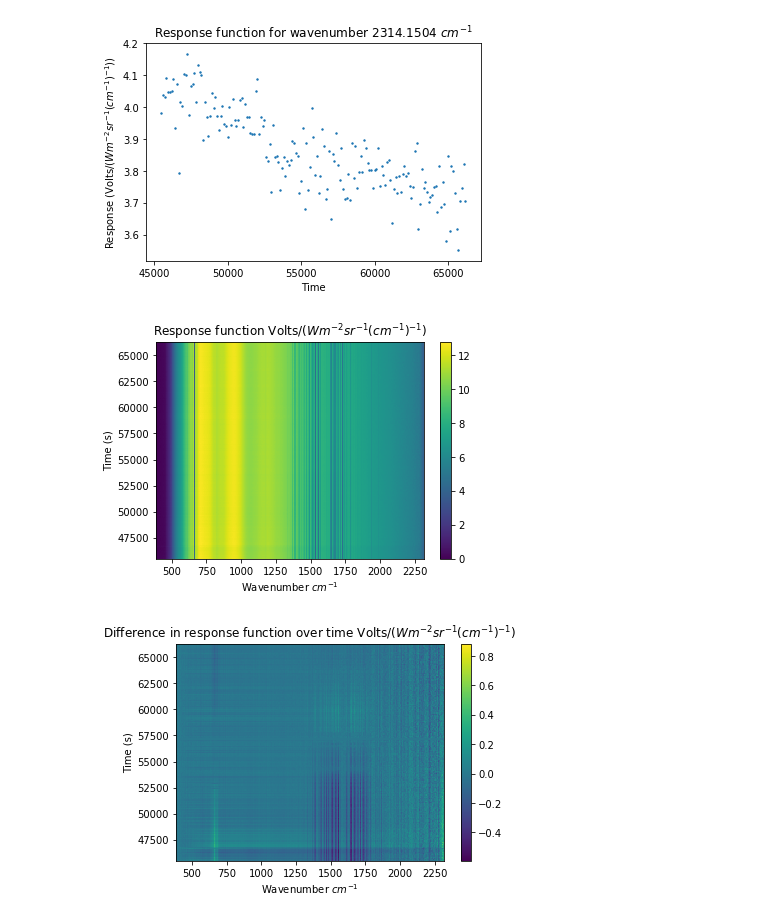
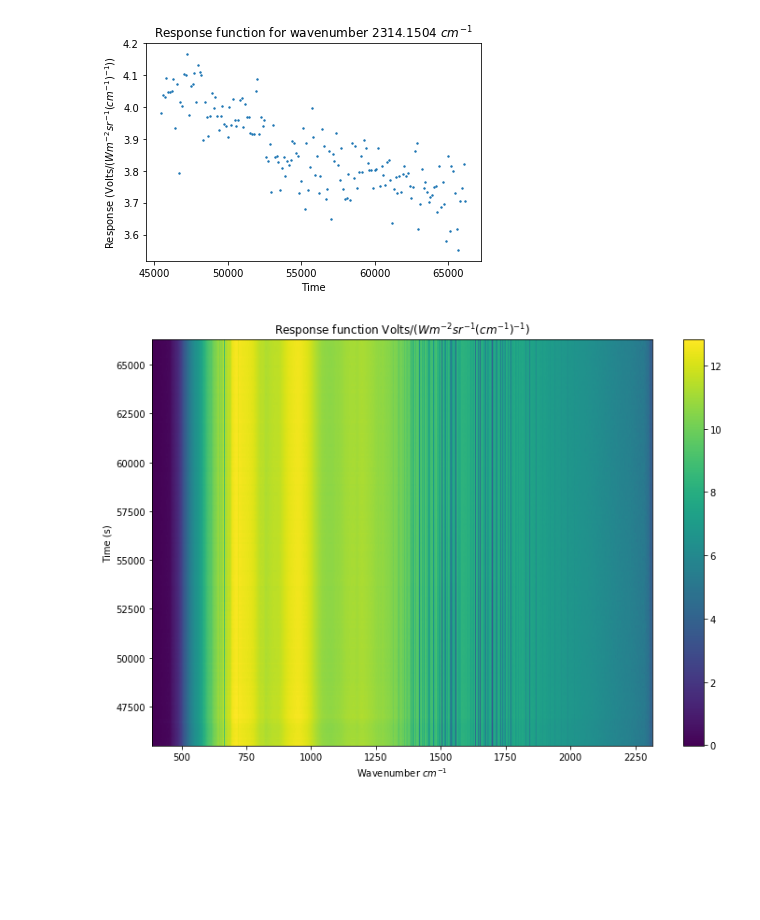
Before and after one commit to micolbedarida/MSci_Project, a Jupyter notebook: matching_time_and_temps_map_2.ipynb, the cells around one changed output. Saved outputs shown, nothing was run; the diff lists cells and outputs as text; code cells hidden in the pictures; blank space fills up the shorter version.

```diff
--- a/matching_time_and_temps_map_2.ipynb
+++ b/matching_time_and_temps_map_2.ipynb
@@ -490,24 +488,13 @@ plot_resp_time(4000)
 [figure]
 [figure]
 # %%
-fig, ax = plt.subplots()
+fig, ax = plt.subplots(figsize=(12,8))
 
 p = ax.pcolor(wavenums, spectra_times_4[1::2], all_resp_functions)
 cb = fig.colorbar(p)
 plt.title('Response function Volts/($W m^{-2} sr^{-1} (cm^{-1})^{-1}$)')
 plt.xlabel('Wavenumber $cm^{-1}$')
 plt.ylabel('Time (s)')
 plt.show()
 # %% [output]
-[figure, old version]
+[figure, new version]
-# %%
-fig, ax = plt.subplots()
-#175 len of all resp func
-plot_diff = ax.pcolor(wavenums, spectra_times_4[1::2], diff_resp_functions)
-cb = fig.colorbar(plot_diff)
-plt.title('Difference in response function over time Volts/($W m^{-2} sr^{-1} (cm^{-1})^{-1}$)')
-plt.xlabel('Wavenumber $cm^{-1}$')
-plt.ylabel('Time (s)')
-plt.show()
-# %% [output]
-[figure, removed]
```
Also changed, not shown: parts of 21 cells of this notebook, 1 other file.
